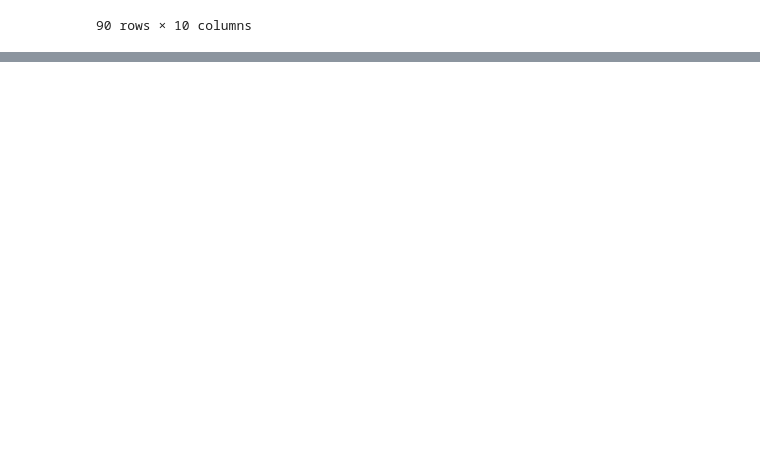
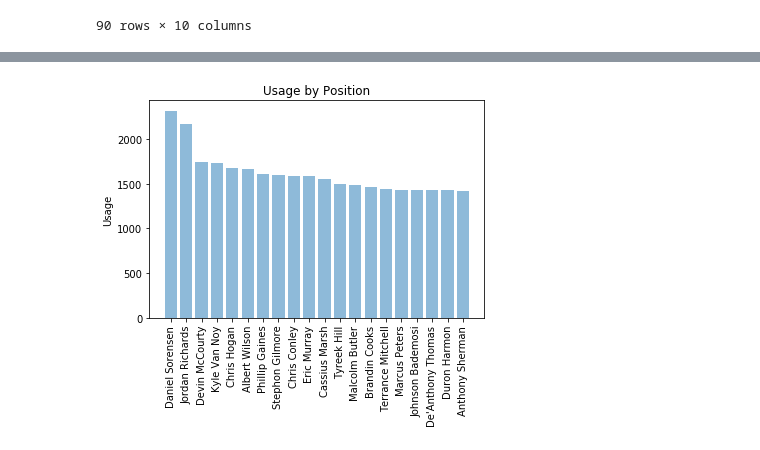
Before and after one commit to donw385/Big-Data-Bowl, a Jupyter notebook: Don_Wang_NFL_Data_Analysis.ipynb, the cells around one changed output, grey strips where cells are left out. Saved outputs shown, nothing was run; the diff lists cells and outputs as text; code cells hidden in the pictures; blank space fills up the shorter version.

```diff
--- a/Don_Wang_NFL_Data_Analysis.ipynb
+++ b/Don_Wang_NFL_Data_Analysis.ipynb
@@ -593,3 +630,8 @@ sum_tracking
 | Tanoh Kpassagnon | 21966.19 | 7210.97 | 130.52 | 16.86 | 50227.11 | 6.523372e+08 | 23460.0 | 6722 | 514358128500 | 531598 |
 | Ted Karras | 21715.78 | 6959.24 | 84.79 | 10.26 | 55042.76 | 6.515620e+08 | 19125.0 | 6722 | 514358128500 | 531598 |
 90 rows × 10 columns
+# %%
+tracking_distance = pd.DataFrame(sum_tracking['dis'])
+tracking_distance = tracking_distance.reset_index().head(21)
+tracking_distance = tracking_distance.drop([0])
+tracking_distance
@@ -595,0 +656,17 @@ sum_tracking
+# %%
+
+
+objects2 = tracking_distance['displayName']
+y_pos2 = np.arange(len(objects2))
+performance2 = tracking_distance['dis']
+
+plt.bar(y_pos2, performance2, align='center', alpha=0.5)
+plt.xticks(y_pos, objects2)
+plt.ylabel('Usage')
+plt.title('Usage by Position')
+plt.xticks(rotation='vertical')
+
+
+plt.show()
+# %% [output]
+[figure, added]
```
Also changed, not shown: parts of 5 cells of this notebook.
